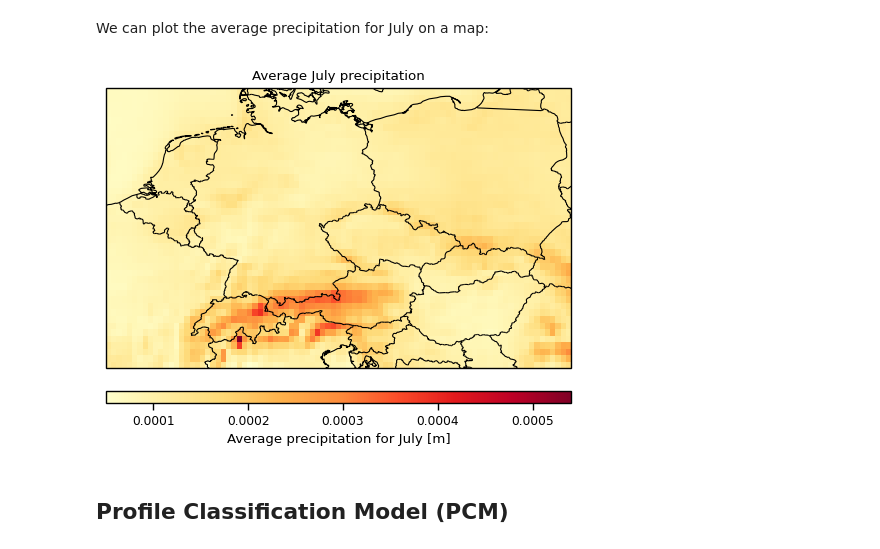
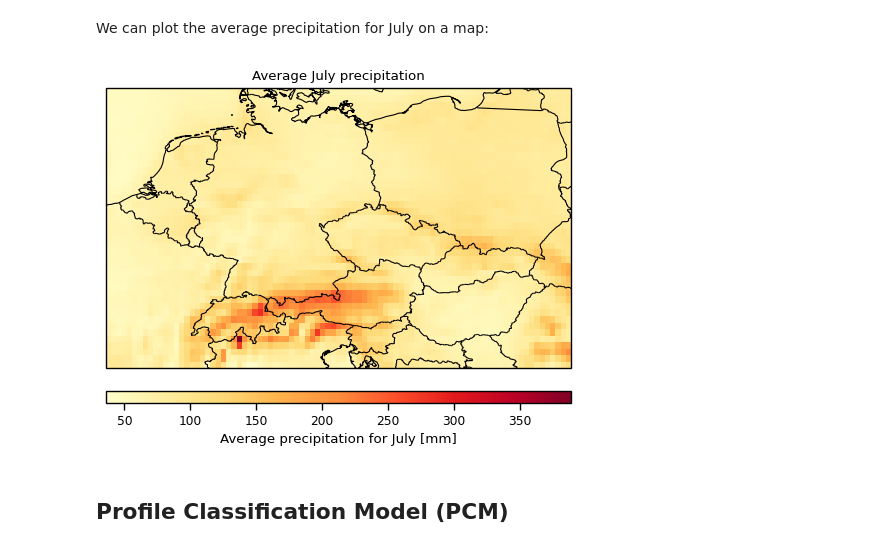
Before and after one commit to bopen/earthdatahub-notebooks, a Jupyter notebook: use-cases/tutorial-era5-climatology-modelling.ipynb, the cells around one changed output. Saved outputs shown, nothing was run; the diff lists cells and outputs as text; code cells hidden in the pictures.

```diff
--- a/use-cases/tutorial-era5-climatology-modelling.ipynb
+++ b/use-cases/tutorial-era5-climatology-modelling.ipynb
@@ -228,3 +230,6 @@ ds_europe_1951_1980 = ds_europe_1951_1980.assign(windspeed=lambda x: np.sqrt(x.u
+# %%
+ds_europe_1951_1980 = ds_europe_1951_1980.assign(t2m=lambda x: x.t2m - 273.15)
+ds_europe_1951_1980 = ds_europe_1951_1980.assign(tp=lambda x: x.tp * 720000.0)
 # %% [markdown]
 Long-term monthly averages:
 # %%
@@ -250,23 +255,23 @@ We can plot the average precipitation for July on a map:
 # %%
 ds_europe_1951_1980_monthly_jul = ds_europe_1951_1980_monthly.sel(month=7)
 ds_tp = ds_europe_1951_1980_monthly_jul.tp
 
 _, ax = plt.subplots(
     figsize=(6, 6),
     subplot_kw={"projection": ccrs.Miller()},
 )
 ds_tp.plot(
     ax=ax,
     cmap="YlOrRd",
     transform=ccrs.PlateCarree(),
-    cbar_kwargs={"orientation": "horizontal", "pad": 0.05, "aspect": 40, "label": "Average precipitation for July [m]"},
+    cbar_kwargs={"orientation": "horizontal", "pad": 0.05, "aspect": 40, "label": "Average precipitation for July [mm]"},
 )
 ax.coastlines()
 ax.add_feature(cfeature.BORDERS)
 ax.set_title("Average July precipitation")
 plt.show()
 # %% [output]
-[figure, old version]
+[figure, new version]
 # %% [markdown]
 ## Profile Classification Model (PCM)
 # %% [markdown]
```
Also changed, not shown: parts of 17 cells of this notebook.
